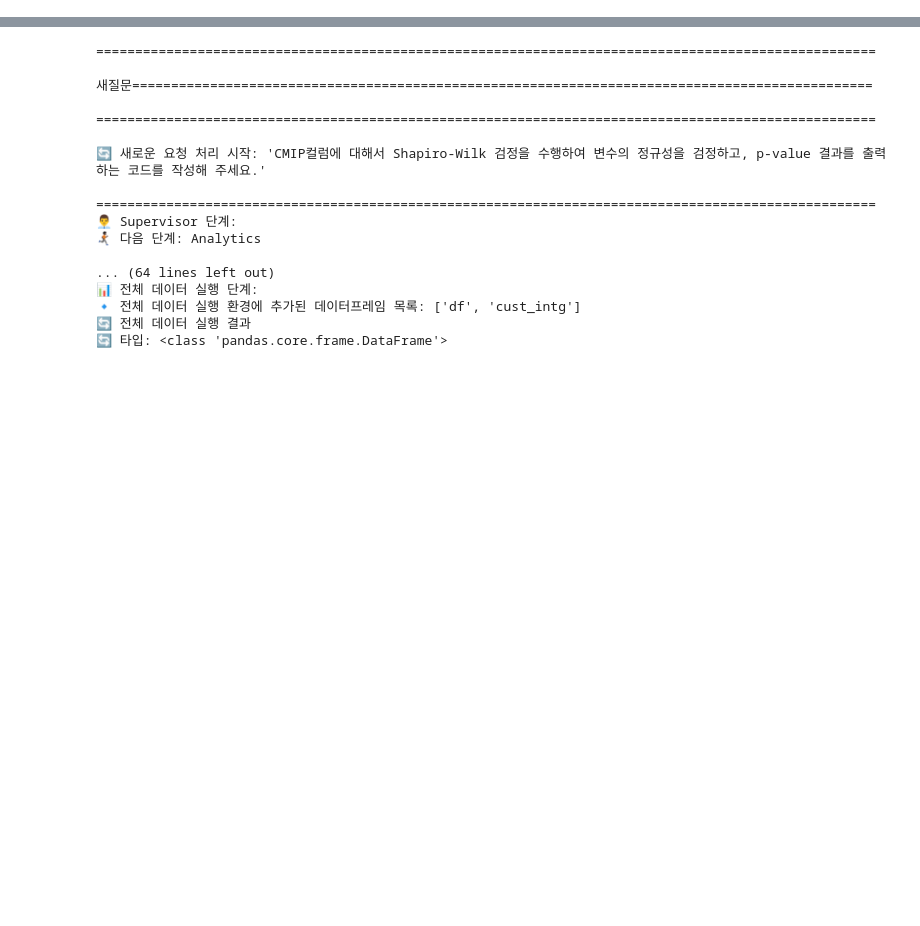
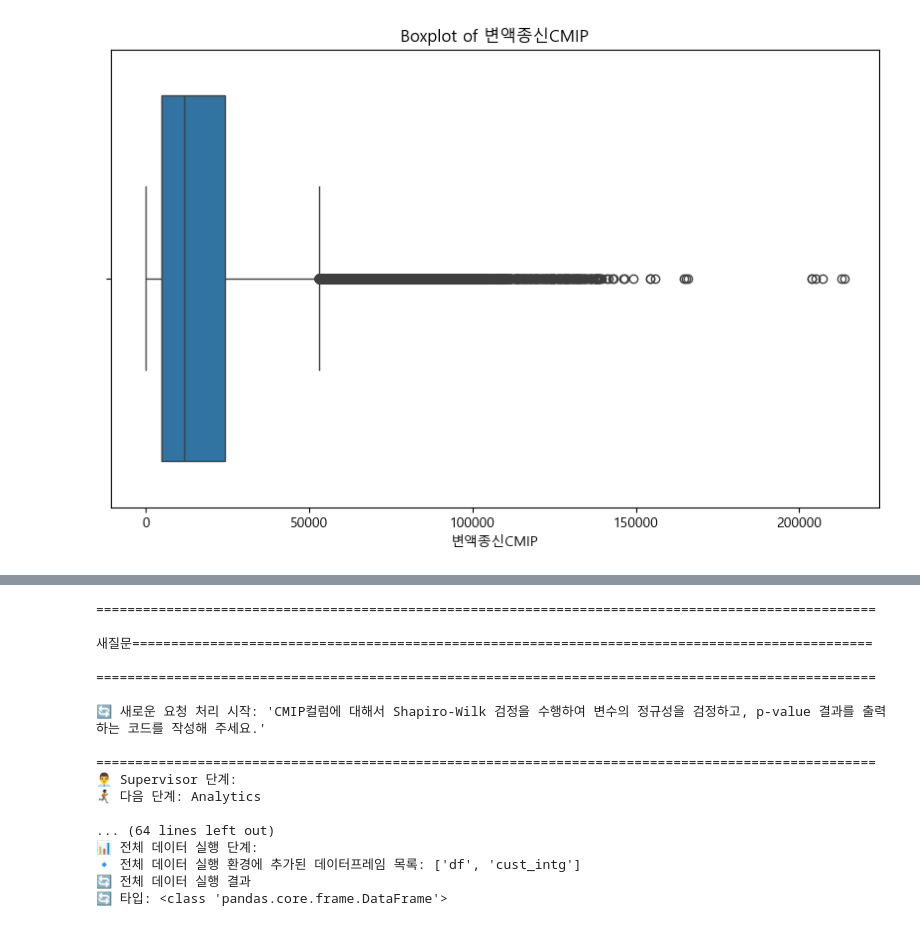
Before and after one commit to lanad01/GENBA, a Jupyter notebook: 02.생성테스트 copy.ipynb, the cells around one changed output, grey strips where cells are left out. Drawn from its saved outputs; the diff is of its cells as text; code cells hidden in the pictures; blank space fills up the shorter version.

```diff
--- a/02.생성테스트 copy.ipynb
+++ b/02.생성테스트 copy.ipynb
@@ -39,0 +37,99 @@ assistant.set_active_mart(df, mart_name)
+# %%
+
+import pandas as pd
+import numpy as np
+from scipy.stats import shapiro, kstest
+from sklearn.linear_model import LinearRegression
+from sklearn.ensemble import RandomForestRegressor
+import matplotlib.pyplot as plt
+import seaborn as sns
+
+# 데이터프레임 크기 및 데이터 타입 확인
+df_shape = df.shape
+df_dtypes = df.dtypes
+
+# 타겟 변수 '변액종신CMIP'의 기본 통계량
+target_stats = df['변액종신CMIP'].describe()
+
+# 타겟 변수의 월별 변동성 확인
+df['기준년월'] = pd.to_datetime(df['기준년월'], format='%Y%m')
+monthly_variation = df.groupby(df['기준년월'].dt.to_period('M'))['변액종신CMIP'].mean()
+
+# 수치형 변수 간 상관관계 분석
+correlation_matrix = df.corr()
+target_correlation = correlation_matrix['변액종신CMIP'].sort_values(ascending=False)
+
+# 범주형 변수별 타겟 변수의 평균 차이 분석
+categorical_columns = df.select_dtypes(include=['object']).columns
+categorical_means = {}
+for col in categorical_columns:
+    categorical_means[col] = df.groupby(col)['변액종신CMIP'].mean()
+
+# 데이터의 정규성 검정
+shapiro_test = shapiro(df['변액종신CMIP'].dropna())
+ks_test = kstest(df['변액종신CMIP'].dropna(), 'norm')
+
+# 결측치 비율 확인
+missing_values = df.isnull().mean()
+
+# 결측치 대체 (평균값 사용)
+df_filled = df.fillna(df.mean())
+
+# 이상치 탐지 (IQR 방법)
+Q1 = df['변액종신CMIP'].quantile(0.25)
+Q3 = df['변액종신CMIP'].quantile(0.75)
+IQR = Q3 - Q1
+outliers = df[(df['변액종신CMIP'] < (Q1 - 1.5 * IQR)) | (df['변액종신CMIP'] > (Q3 + 1.5 * IQR))]
+
+# Boxplot 시각화
+plt.figure(figsize=(10, 6))
+sns.boxplot(x=df['변액종신CMIP'])
+plt.title('Boxplot of 변액종신CMIP')
+plt.show()
+
+# 머신러닝 기반 변수 중요도 분석
+# 범주형 변수 인코딩
+df_encoded = pd.get_dummies(df, drop_first=True)
+df_encoded.columns = df_encoded.columns.str.replace('[\[\]<>()]', '', regex=True)
+
+# 선형 회귀 모델 학습
+X = df_encoded.drop(columns=['변액종신CMIP']).fillna(0)
+y = df_encoded['변액종신CMIP'].fillna(0)
+linear_model = LinearRegression()
+linear_model.fit(X, y)
+linear_coefficients = pd.Series(linear_model.coef_, index=X.columns).sort_values(ascending=False)
+
+# 랜덤 포레스트 모델 학습
+rf_model = RandomForestRegressor(n_estimators=100, random_state=42)
+rf_model.fit(X, y)
+rf_importances = pd.Series(rf_model.feature_importances_, index=X.columns).sort_values(ascending=False)
+
+# 랜덤 포레스트 Feature 중요도 시각화
+plt.figure(figsize=(12, 8))
+rf_importances.head(10).plot(kind='barh')
+plt.title('Top 10 Feature Importances from Random Forest')
+plt.show()
+
+# 최종 주요 Feature 인사이트 도출
+important_features = target_correlation.head(6).index[1:].tolist()
+
+# 분석 결과 저장
+analytic_results = {
+    'df_shape': df_shape,
+    'df_dtypes': df_dtypes,
+    'target_stats': target_stats.round(2),
+    'monthly_variation': monthly_variation.round(2),
+    'target_correlation': target_correlation.head().round(2),
+    'categorical_means': {k: v.round(2).head() for k, v in categorical_means.items()},
+    'shapiro_test': shapiro_test,
+    'ks_test': ks_test,
+    'missing_values': missing_values.round(2),
+    'outliers': outliers.head().round(2),
+    'linear_coefficients': linear_coefficients.head().round(2),
+    'rf_importances': rf_importances.head().round(2),
+    'important_features': important_features
+}
+
+print(analytic_results['monthly_variation'])
+# %% [output]
+[figure, added]
```
Also changed, not shown: parts of 5 cells of this notebook, 56 other files.
